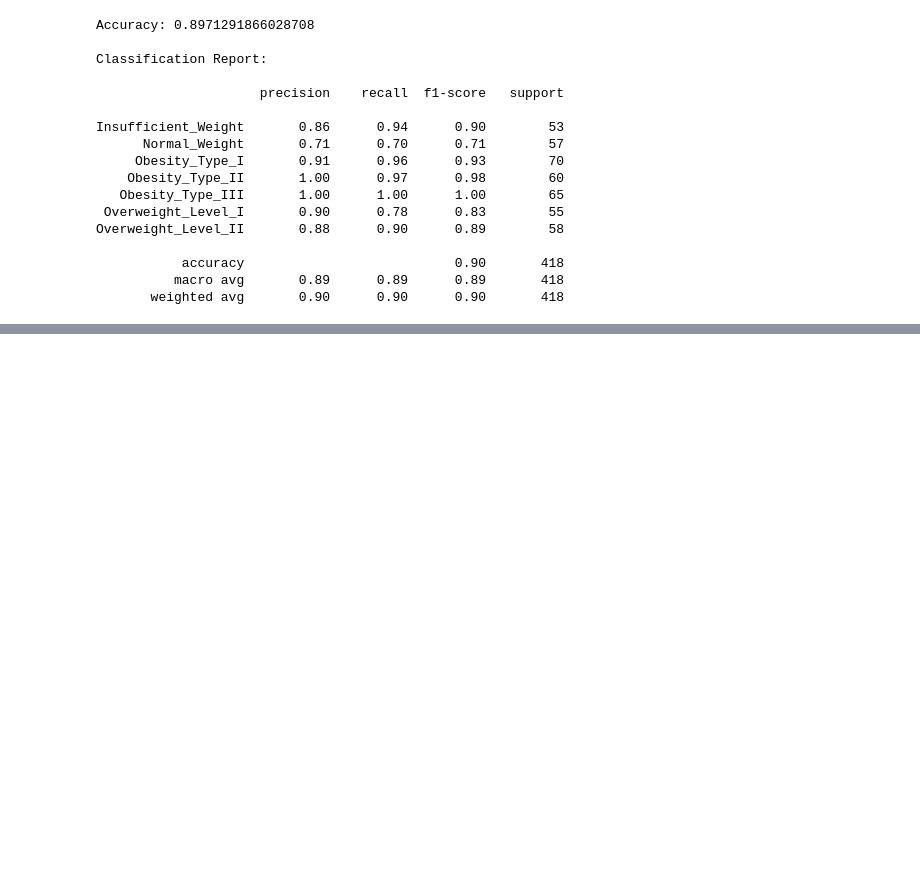
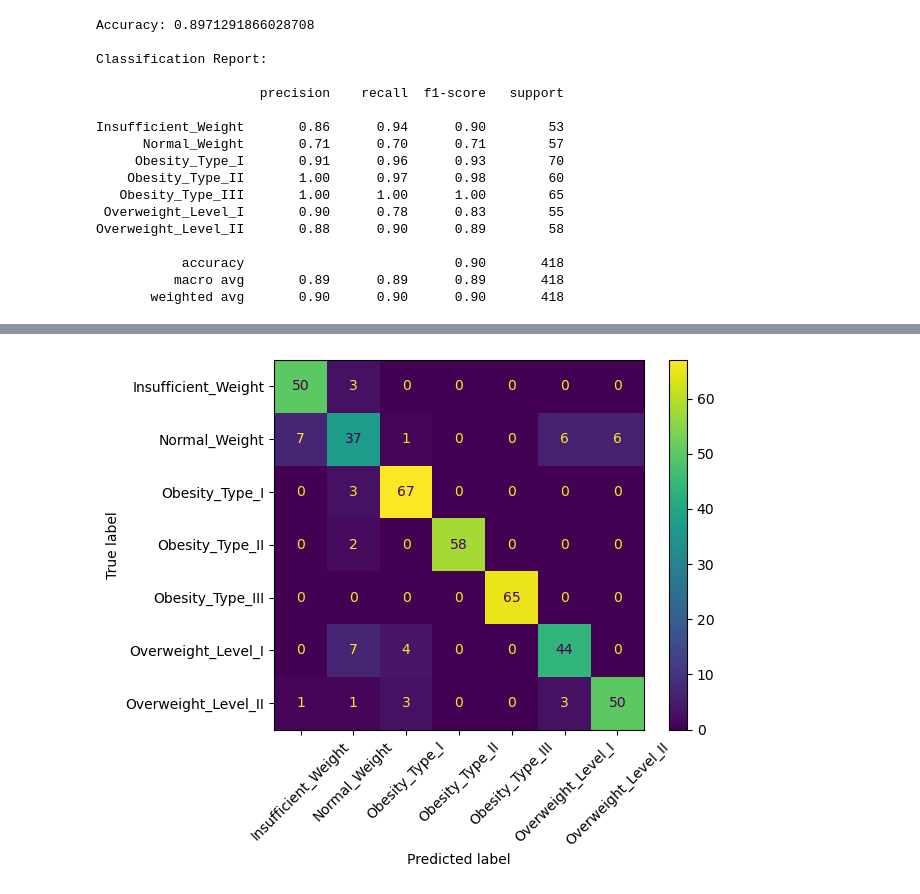
Before and after one commit to BMAS30/ml-project, a Jupyter notebook: notebooks/rascunho.ipynb, the cells around one changed output, grey strips where cells are left out. Cells and saved outputs as stored; diff of their text form; code cells hidden in the pictures; blank space fills up the shorter version.

```diff
--- a/notebooks/rascunho.ipynb
+++ b/notebooks/rascunho.ipynb
@@ -522,0 +583,9 @@ plt.show()
+# %%
+from sklearn.preprocessing import StandardScaler
+
+# Initialize scaler
+scaler_wb = StandardScaler()
+
+# Fit on training data and transform both sets
+X_train_wb_scaled = scaler_wb.fit_transform(X_train_wb)
+X_test_wb_scaled = scaler_wb.transform(X_test_wb)
@@ -522,0 +797,22 @@ plt.show()
+# %%
+# Initialize the final KNN model using the best hyperparameters from Optuna
+best_model_optuna = KNeighborsClassifier(
+    n_neighbors=study.best_params["n_neighbors"],
+    weights=study.best_params["weights"],
+    p=study.best_params["p"]
+)
+
+# Fit the final model on the full scaled training set
+best_model_optuna.fit(X_train_scaled, y_train_encoded)
+
+# Predict on the scaled test set
+y_pred_optuna = best_model_optuna.predict(X_test_scaled)
+
+# Evaluate test performance
+print(f"Test Accuracy: {accuracy_score(y_test_encoded, y_pred_optuna):.4f}")
+print("\nClassification Report:\n")
+print(classification_report(
+    y_test_encoded,
+    y_pred_optuna,
+    target_names=label_encoder.classes_
+))
@@ -522,0 +837,14 @@ plt.show()
+# %%
+# Compute confusion matrix
+cm_optuna = confusion_matrix(y_test_encoded, y_pred_optuna)
+
+# Display confusion matrix
+disp = ConfusionMatrixDisplay(
+    confusion_matrix=cm_optuna,
+    display_labels=label_encoder.classes_
+)
+
+disp.plot(xticks_rotation=45)
+plt.show()
+# %% [output]
+[figure, added]
```
Also changed, not shown: parts of 53 cells of this notebook.
